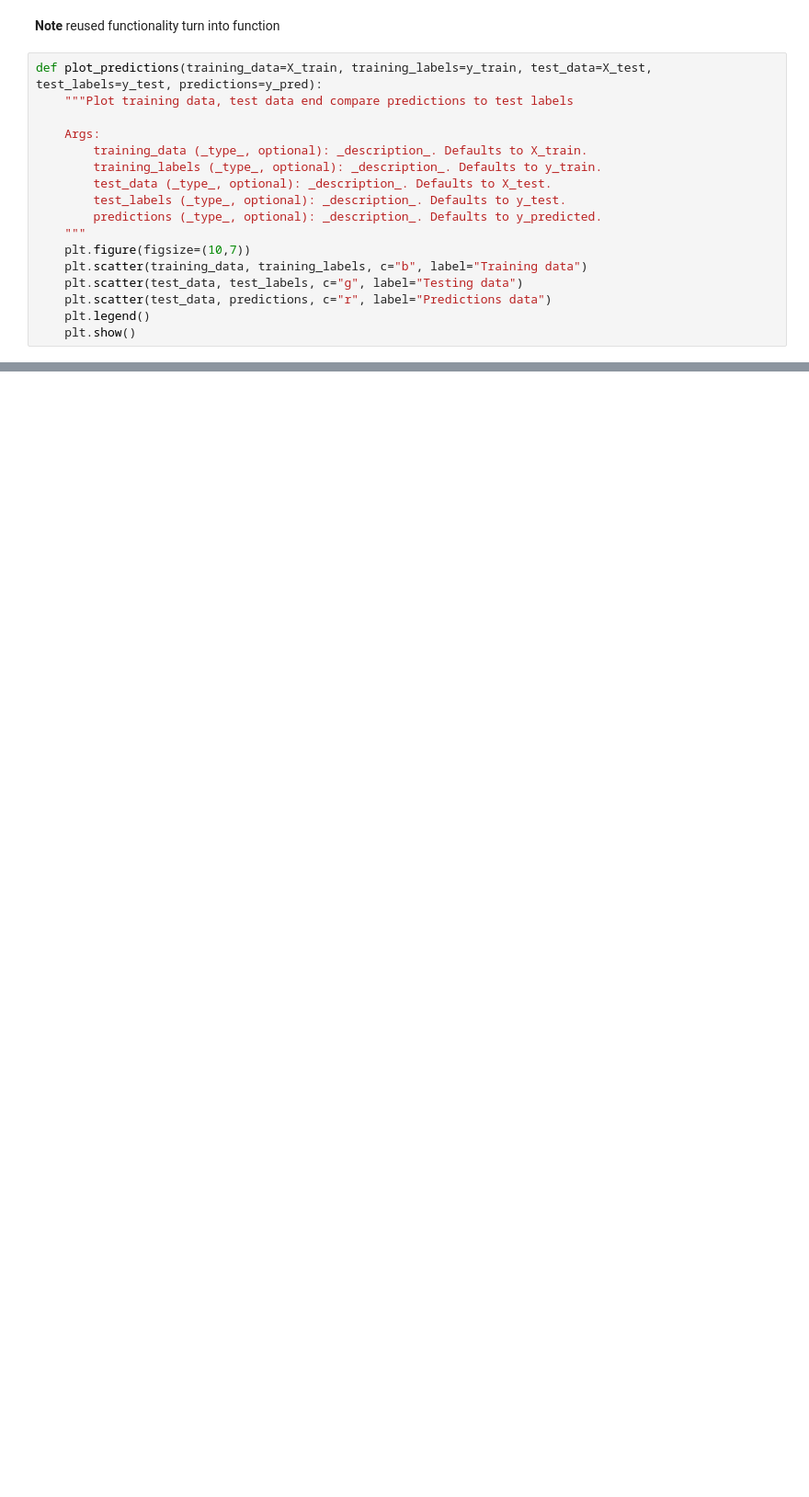
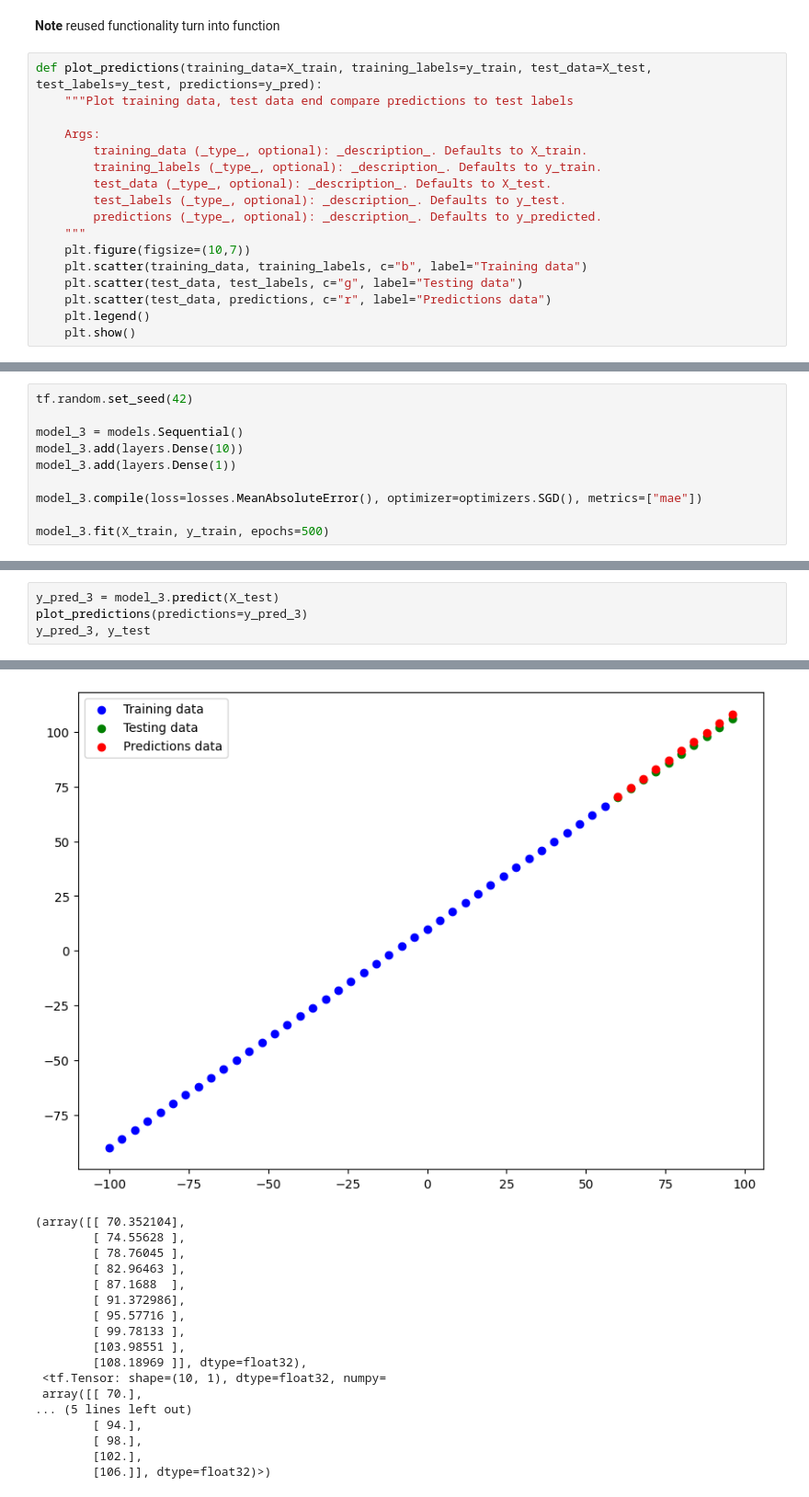
Before and after one commit to KrzysztofKaluza/Tensorflow-Bootcamp, a Jupyter notebook: 01_neural_network_regression_with_tensorflow.ipynb, the cells around one changed output, grey strips where cells are left out. Shown at 92% size. Cells and saved outputs as stored; diff of their text form; blank space fills up the shorter version.

```diff
--- a/01_neural_network_regression_with_tensorflow.ipynb
+++ b/01_neural_network_regression_with_tensorflow.ipynb
@@ -495,0 +645,10 @@ plot_predictions(training_data=X_train, training_labels=y_train, test_data=X_tes
+# %%
+tf.random.set_seed(42)
+
+model_3 = models.Sequential()
+model_3.add(layers.Dense(10))
+model_3.add(layers.Dense(1))
+
+model_3.compile(loss=losses.MeanAbsoluteError(), optimizer=optimizers.SGD(), metrics=["mae"])
+
+model_3.fit(X_train, y_train, epochs=500)
@@ -495,0 +676,5 @@ plot_predictions(training_data=X_train, training_labels=y_train, test_data=X_tes
+# %%
+y_pred_3 = model_3.predict(X_test)
+plot_predictions(predictions=y_pred_3)
+y_pred_3, y_test
+# %% [output]
@@ -495,0 +682,18 @@ plot_predictions(training_data=X_train, training_labels=y_train, test_data=X_tes
+[figure, added]
+(array([[ 70.352104],
+        [ 74.55628 ],
+        [ 78.76045 ],
+        [ 82.96463 ],
+        [ 87.1688  ],
+        [ 91.372986],
+        [ 95.57716 ],
+        [ 99.78133 ],
+        [103.98551 ],
+        [108.18969 ]], dtype=float32),
+ <tf.Tensor: shape=(10, 1), dtype=float32, numpy=
+ array([[ 70.],
+... (5 lines left out)
+        [ 94.],
+        [ 98.],
+        [102.],
+        [106.]], dtype=float32)>)
```
Also changed, not shown: parts of 70 cells of this notebook.
